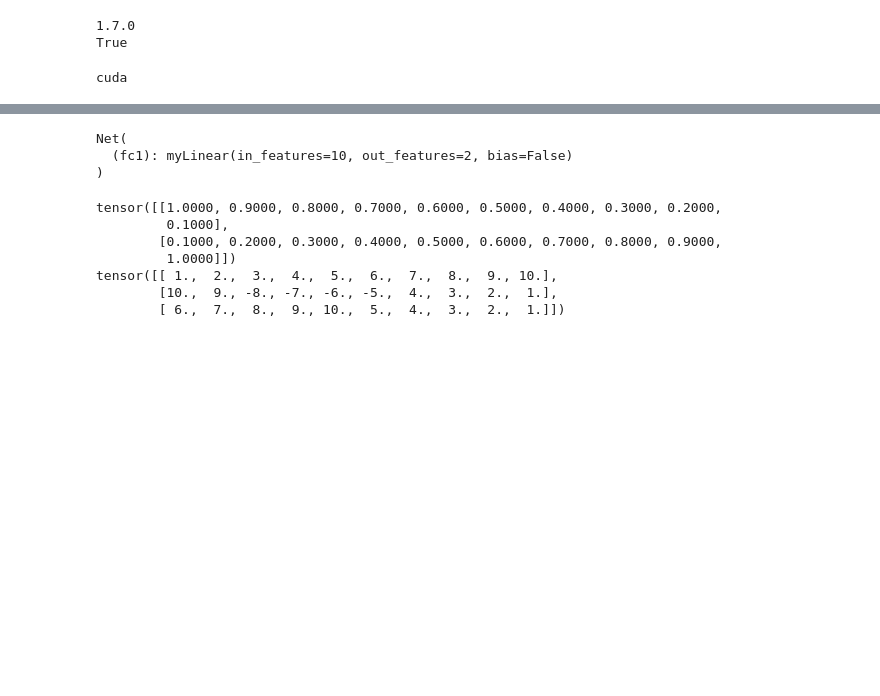
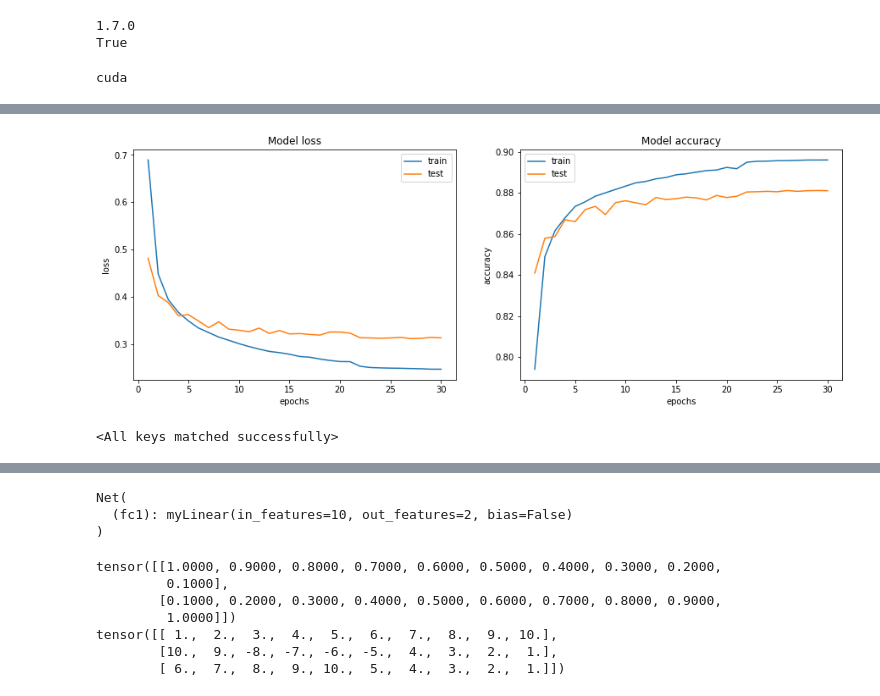
Before and after one commit to lukinio/adversarial-examples, a Jupyter notebook: sandbox/FReLU_layer.ipynb, the cells around one changed output, grey strips where cells are left out. Drawn from its saved outputs; the diff is of its cells as text; code cells hidden in the pictures; blank space fills up the shorter version.

```diff
--- a/sandbox/FReLU_layer.ipynb
+++ b/sandbox/FReLU_layer.ipynb
@@ -105,3 +131,15 @@ class Net1(nn.Module):
         x = F.relu(self.fc1(x))
         x = F.relu(self.fc2(x))
         return x
+# %%
+trainer = ModelTrainer(ds, ds_test, is_sparse=False, batch_size=100)
+
+model = Net1()
+loss_fn = nn.CrossEntropyLoss()
+optimizer = optim.Adam(model.parameters(), lr=1e-3)
+scheduler = optim.lr_scheduler.ReduceLROnPlateau(optimizer, mode='min', min_lr=1e-7, patience=2, verbose=True)
+
+history = trainer.train(model, loss_fn, optimizer, scheduler, epochs=30, patience=5)
+plot_history(history)
+torch.save(model.state_dict(), "../saved/net1.pt")
+# %% [output]
@@ -107,0 +163,6 @@ class Net1(nn.Module):
+[figure, added]
+# %%
+model = Net1().to(device)
+model.load_state_dict(torch.load("../saved/net1.pt", map_location=device))
+# %% [output]
+<All keys matched successfully>
```
Also changed, not shown: parts of 17 cells of this notebook, 8 other files.
